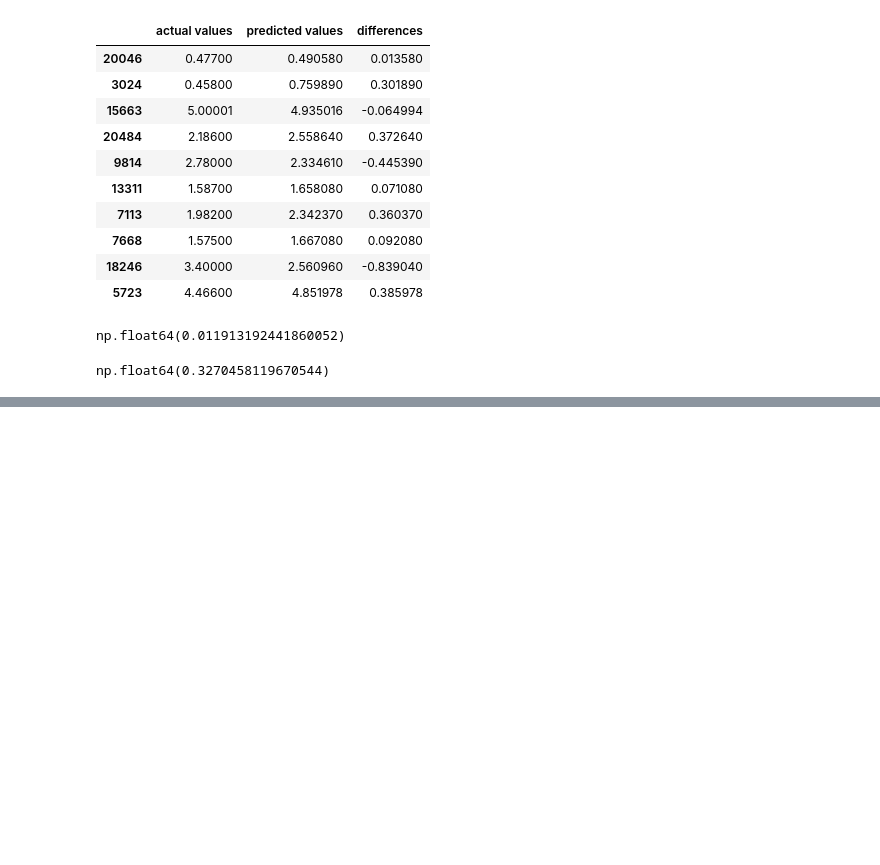
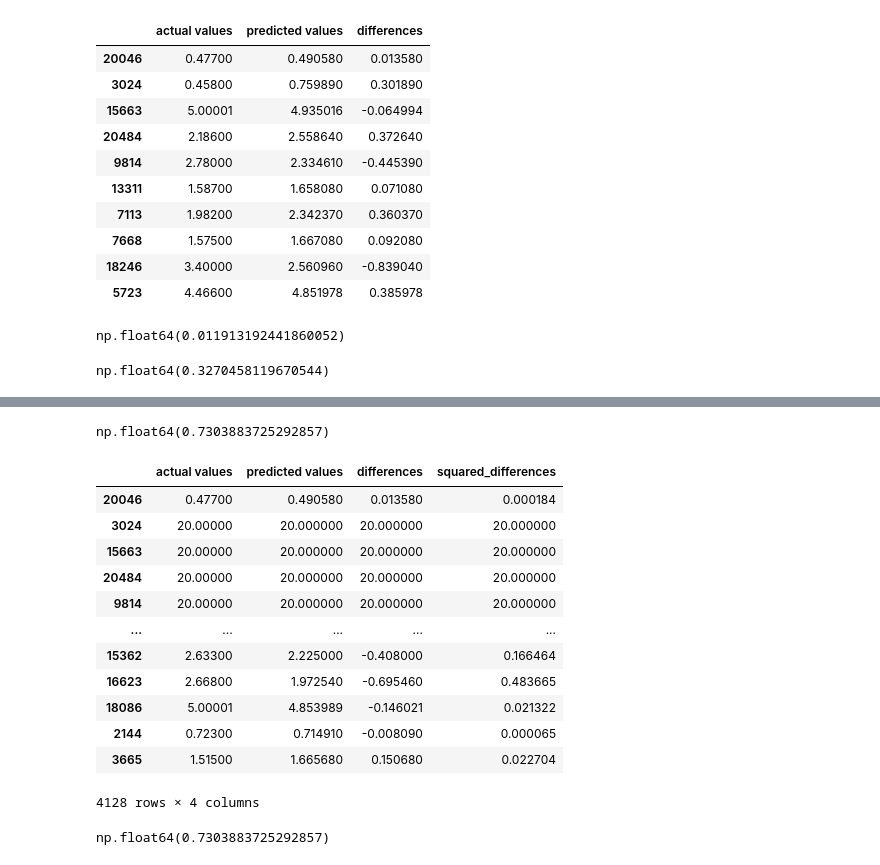
Before and after one commit to atulhooda/ml-learning-scikit-learn, a Jupyter notebook: introduction-to-scikit-learn.ipynb, the cells around one changed output, grey strips where cells are left out. Cells and saved outputs as stored; diff of their text form; code cells hidden in the pictures; blank space fills up the shorter version.

Commit message:
mean squared error

```diff
--- a/introduction-to-scikit-learn.ipynb
+++ b/introduction-to-scikit-learn.ipynb
@@ -1901,0 +1911,3 @@ np.float64(0.3270458119670544)
+# %%
+df["squared_differences"] = np.square(df["differences"])
+df.head()
@@ -1901,0 +1927,3 @@ np.float64(0.3270458119670544)
+# %%
+df_large_error = df.copy()
+df_large_error.iloc[0]["squared_differences"] = 16
@@ -1901,0 +1947,27 @@ np.float64(0.3270458119670544)
+# %%
+#calculate MSE with large error
+df_large_error["squared_differences"].mean()
+# %% [output]
+np.float64(0.7303883725292857)
+# %%
+df_large_error.iloc[1:100] = 20
+df_large_error
+# %% [output]
+|  | actual values | predicted values | differences | squared_differences |
+| 20046 | 0.47700 | 0.490580 | 0.013580 | 0.000184 |
+| 3024 | 20.00000 | 20.000000 | 20.000000 | 20.000000 |
+| 15663 | 20.00000 | 20.000000 | 20.000000 | 20.000000 |
+| 20484 | 20.00000 | 20.000000 | 20.000000 | 20.000000 |
+| 9814 | 20.00000 | 20.000000 | 20.000000 | 20.000000 |
+| ... | ... | ... | ... | ... |
+| 15362 | 2.63300 | 2.225000 | -0.408000 | 0.166464 |
+| 16623 | 2.66800 | 1.972540 | -0.695460 | 0.483665 |
+| 18086 | 5.00001 | 4.853989 | -0.146021 | 0.021322 |
+| 2144 | 0.72300 | 0.714910 | -0.008090 | 0.000065 |
+| 3665 | 1.51500 | 1.665680 | 0.150680 | 0.022704 |
+4128 rows × 4 columns
+# %%
+#calculate MSE with large error
+df_large_error["squared_differences"].mean()
+# %% [output]
+np.float64(0.7303883725292857)
```
Also changed, not shown: parts of 6 cells of this notebook.
